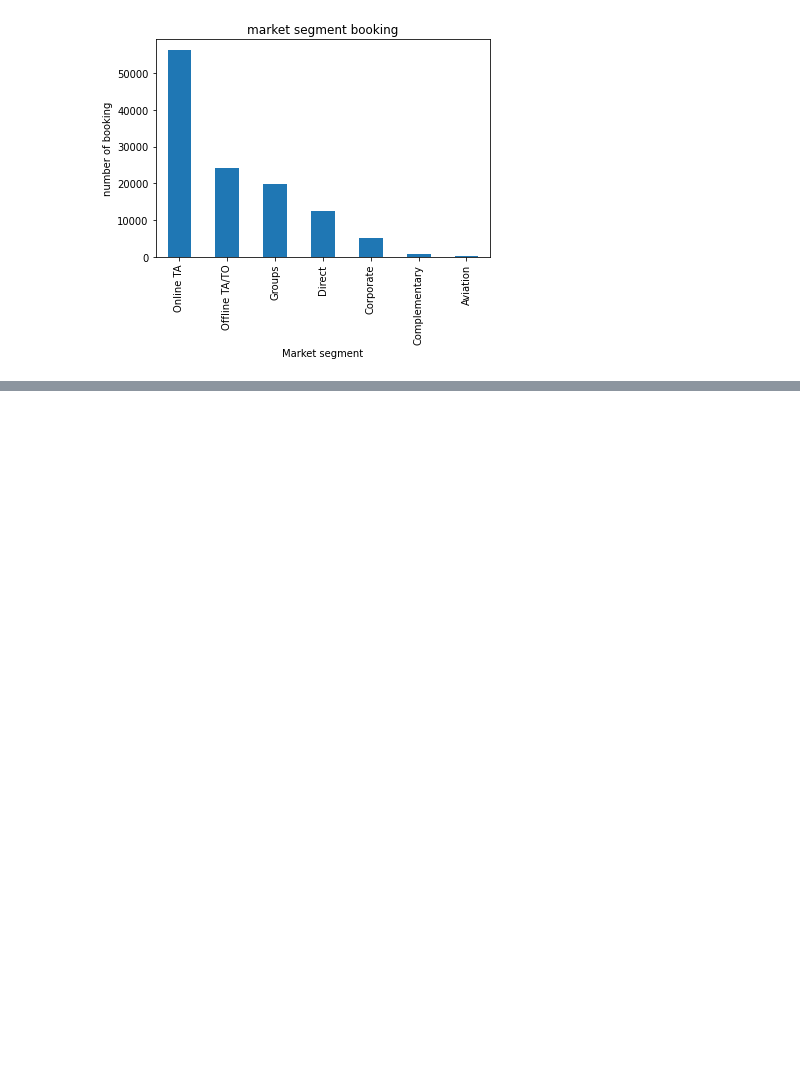
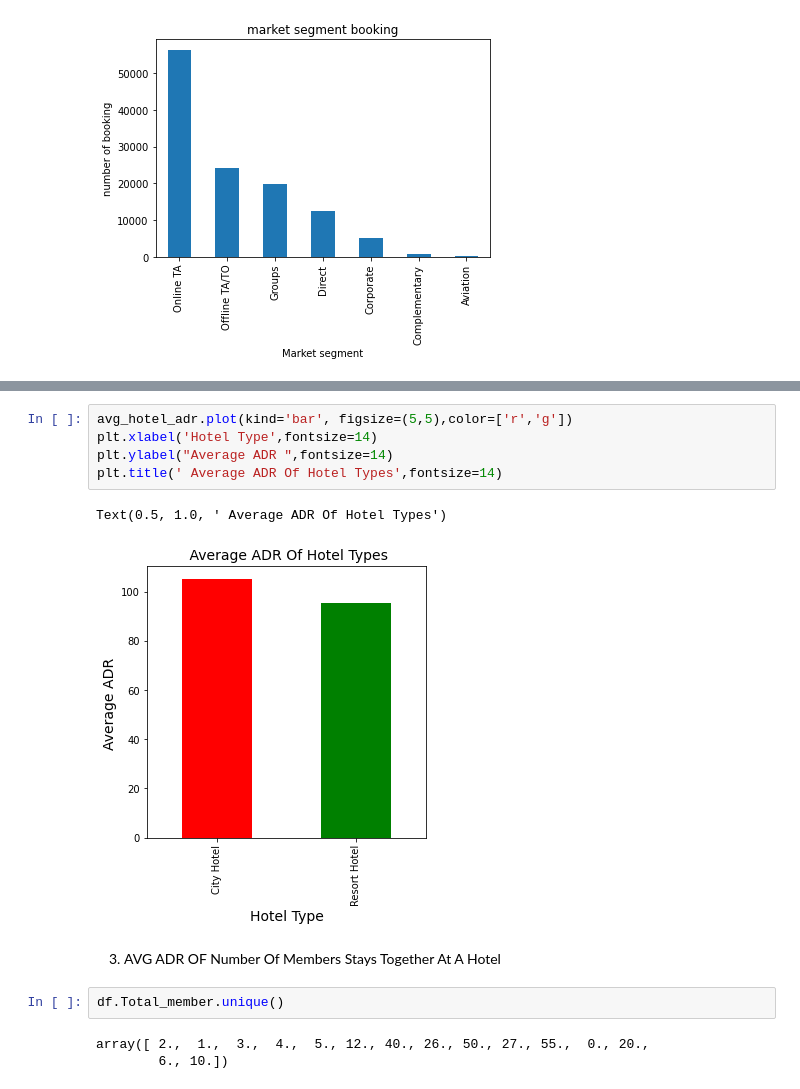
Before and after one commit to sajidsami/hotel-booking-analysis, a Jupyter notebook: Copy_of_Hotel_Booking_Analysis_Capstone_Project.ipynb, the cells around one changed output, grey strips where cells are left out. Cells and saved outputs as stored; diff of their text form; blank space fills up the shorter version.

```diff
--- a/Copy_of_Hotel_Booking_Analysis_Capstone_Project.ipynb
+++ b/Copy_of_Hotel_Booking_Analysis_Capstone_Project.ipynb
@@ -478,0 +461,15 @@ Text(0.5, 0, 'Market segment')
+# %%
+avg_hotel_adr.plot(kind='bar', figsize=(5,5),color=['r','g'])
+plt.xlabel('Hotel Type',fontsize=14)
+plt.ylabel("Average ADR ",fontsize=14)
+plt.title(' Average ADR Of Hotel Types',fontsize=14)
+# %% [output]
+Text(0.5, 1.0, ' Average ADR Of Hotel Types')
+[figure, added]
+# %% [markdown]
+3) AVG ADR OF Number Of Members Stays Together At A Hotel
+# %%
+df.Total_member.unique()
+# %% [output]
+array([ 2.,  1.,  3.,  4.,  5., 12., 40., 26., 50., 27., 55.,  0., 20.,
+        6., 10.])
```
Also changed, not shown: parts of 27 cells of this notebook.
